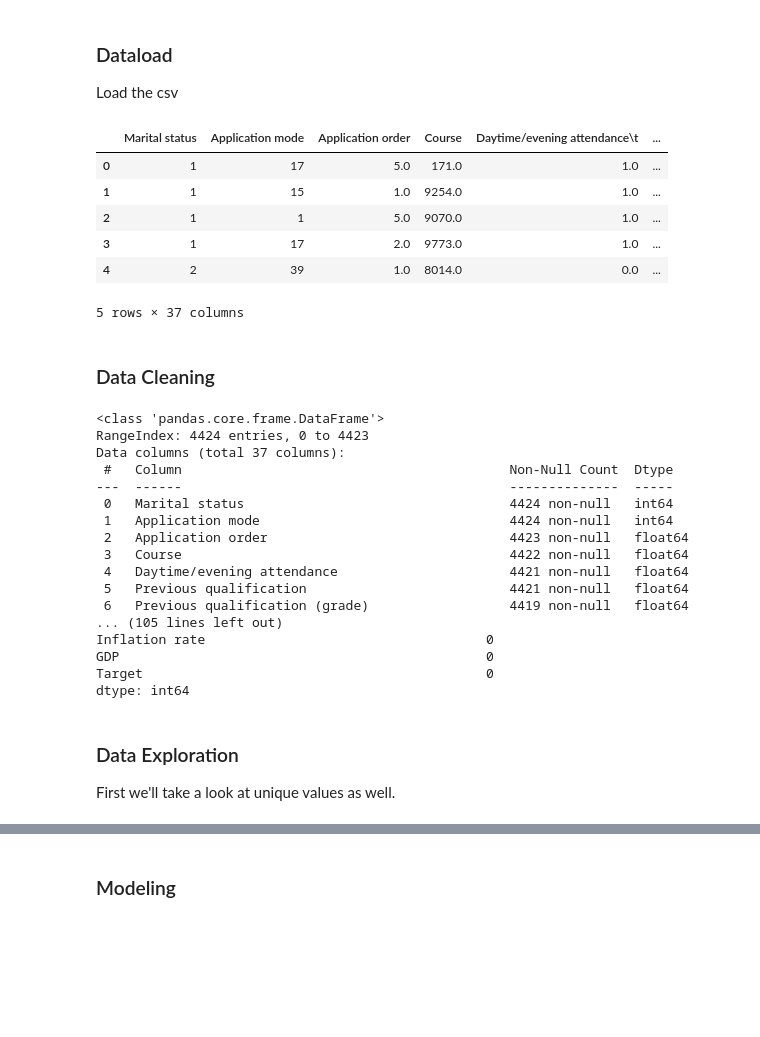
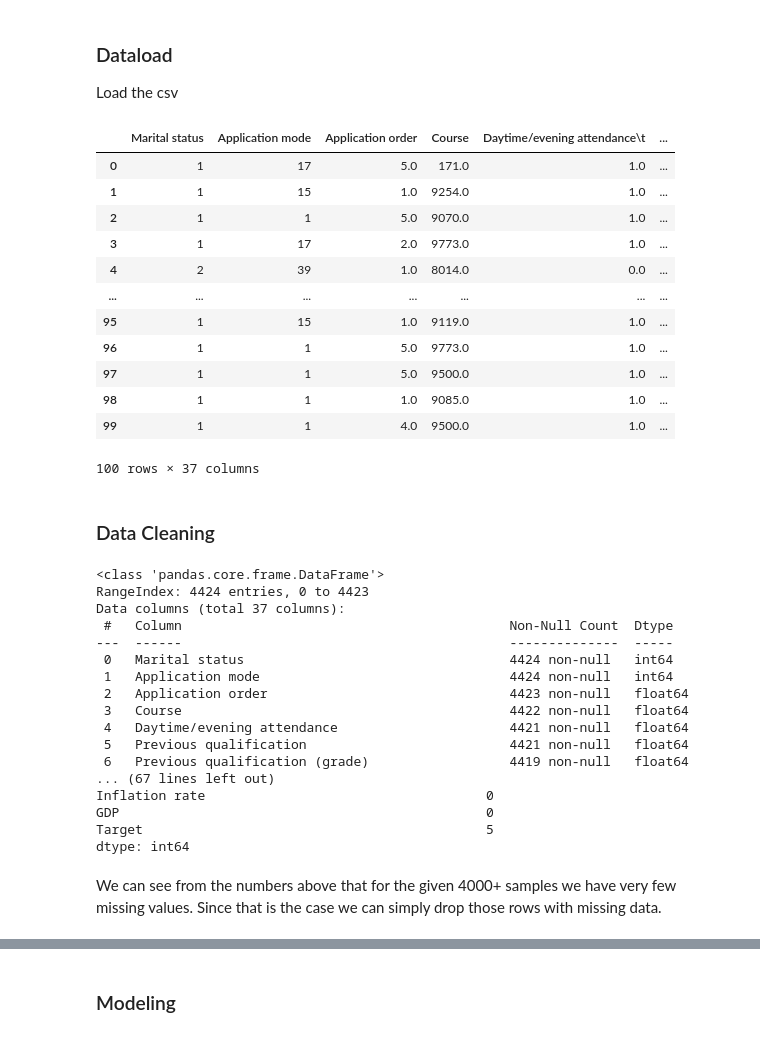
Before and after one commit to wortcook/UMKC, a Jupyter notebook: Fall2024/CS5530-0005/proj/notebook.ipynb, the cells around one changed output, grey strips where cells are left out. Drawn from its saved outputs; the diff is of its cells as text; code cells hidden in the pictures; blank space fills up the shorter version.

```diff
--- a/Fall2024/CS5530-0005/proj/notebook.ipynb
+++ b/Fall2024/CS5530-0005/proj/notebook.ipynb
@@ -669,18 +647,24 @@ Load the csv
 # %%
 
 # # Load your dataset
 url = 'https://raw.githubusercontent.com/wortcook/UMKC/refs/heads/main/Fall2024/CS5530-0005/proj/student_dropout_academic_success.csv'
 s = requests.get(url).content
 df_student = pd.read_csv(io.StringIO(s.decode('utf-8')))
-df_student.head()
+df_student.head(100)
 # %% [output]
 |  | Marital status | Application mode | Application order | Course | Daytime/evening attendance\t | ... |
 | 0 | 1 | 17 | 5.0 | 171.0 | 1.0 | ... |
 | 1 | 1 | 15 | 1.0 | 9254.0 | 1.0 | ... |
 | 2 | 1 | 1 | 5.0 | 9070.0 | 1.0 | ... |
 | 3 | 1 | 17 | 2.0 | 9773.0 | 1.0 | ... |
 | 4 | 2 | 39 | 1.0 | 8014.0 | 0.0 | ... |
+| ... | ... | ... | ... | ... | ... | ... |
+| 95 | 1 | 15 | 1.0 | 9119.0 | 1.0 | ... |
+| 96 | 1 | 1 | 5.0 | 9773.0 | 1.0 | ... |
+| 97 | 1 | 1 | 5.0 | 9500.0 | 1.0 | ... |
+| 98 | 1 | 1 | 1.0 | 9085.0 | 1.0 | ... |
+| 99 | 1 | 1 | 4.0 | 9500.0 | 1.0 | ... |
-5 rows × 37 columns
+100 rows × 37 columns
 # %% [markdown]
 ### Data Cleaning
 # %%
@@ -689,12 +673,6 @@ print(df_student.info())
 
 #Check for missing values
 print(df_student.isna().sum())
-
-#Remove rows with missing values
-df_student.dropna(inplace=True)
-
-#Check for missing values
-print(df_student.isna().sum())
 # %% [output]
 <class 'pandas.core.frame.DataFrame'>
 RangeIndex: 4424 entries, 0 to 4423
@@ -708,12 +686,10 @@ Data columns (total 37 columns):
  4   Daytime/evening attendance                      4421 non-null   float64
  5   Previous qualification                          4421 non-null   float64
  6   Previous qualification (grade)                  4419 non-null   float64
-... (105 lines left out)
+... (67 lines left out)
 Inflation rate                                    0
 GDP                                               0
-Target                                            0
+Target                                            5
 dtype: int64
-# %% [markdown]
-### Data Exploration
-
-First we'll take a look at unique values as well.
+# %% [markdown]
+We can see from the numbers above that for the given 4000+ samples we have very few missing values. Since that is the case we can simply drop those rows with missing data.
```
Also changed, not shown: parts of 30 cells of this notebook.
